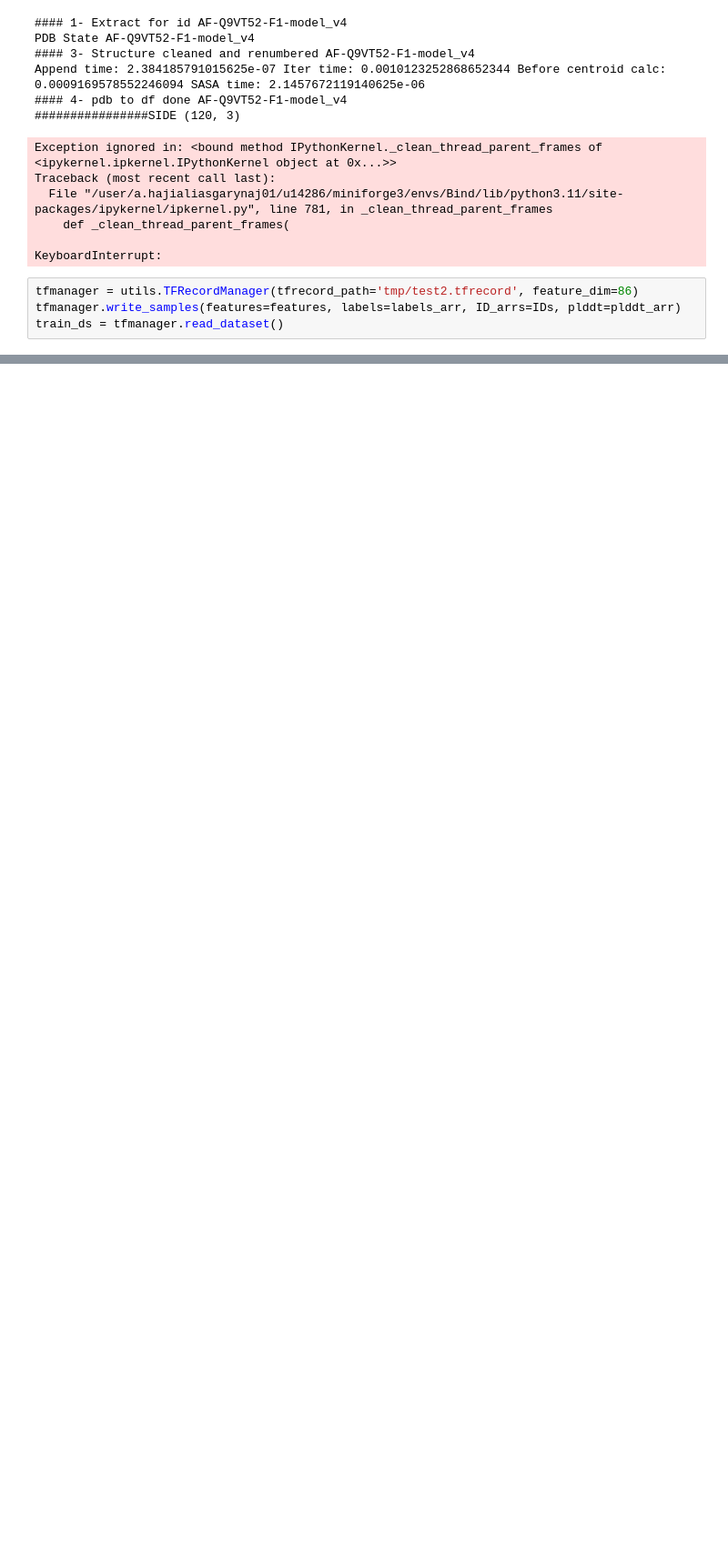
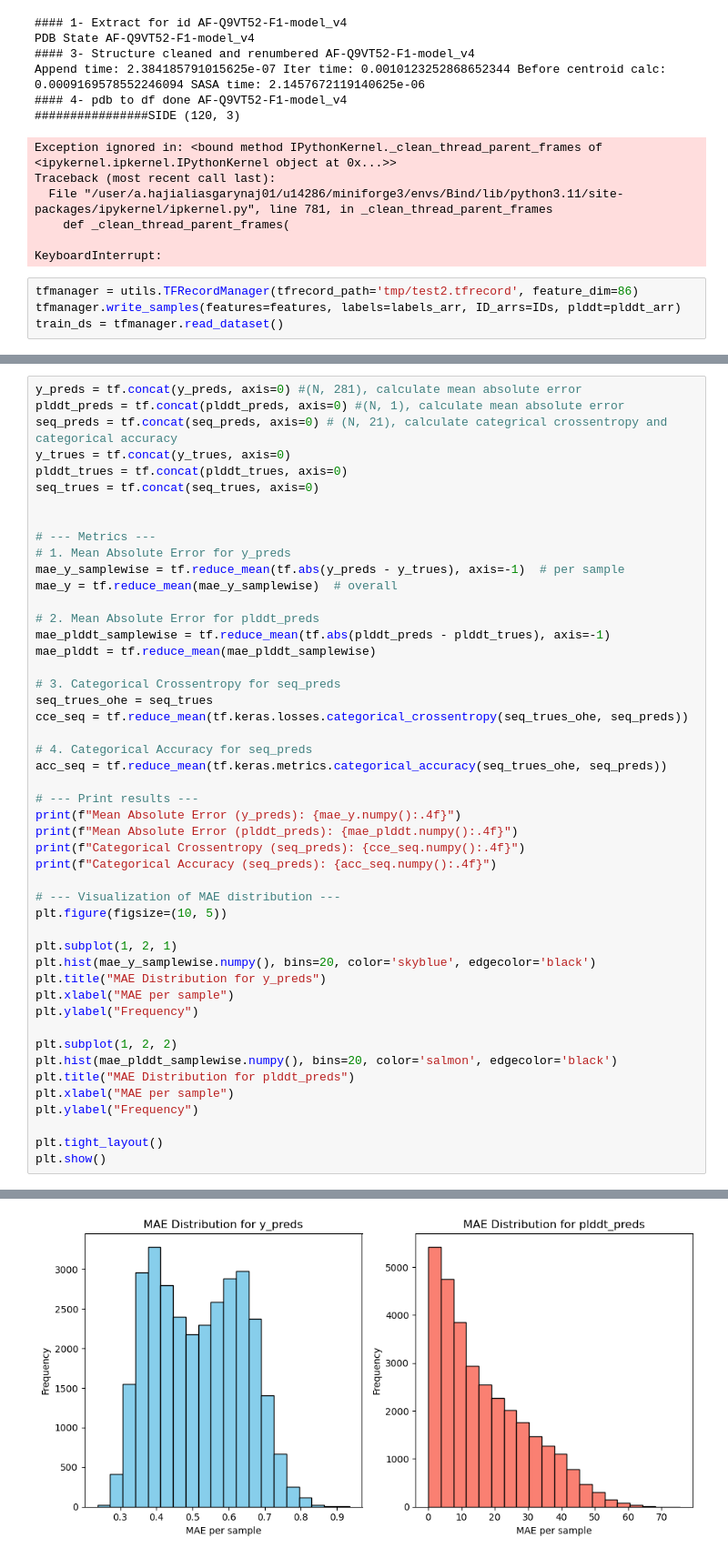
Before and after one commit to AmirAsgary/Bind, a Jupyter notebook: test.ipynb, the cells around one changed output, grey strips where cells are left out. Shown at 91% size. Cells and saved outputs as stored; diff of their text form; blank space fills up the shorter version.

```diff
--- a/test.ipynb
+++ b/test.ipynb
@@ -69,0 +286,49 @@ train_ds = tfmanager.read_dataset()
+# %%
+y_preds = tf.concat(y_preds, axis=0) #(N, 281), calculate mean absolute error
+plddt_preds = tf.concat(plddt_preds, axis=0) #(N, 1), calculate mean absolute error
+seq_preds = tf.concat(seq_preds, axis=0) # (N, 21), calculate categrical crossentropy and categorical accuracy
+y_trues = tf.concat(y_trues, axis=0)
+plddt_trues = tf.concat(plddt_trues, axis=0)
+seq_trues = tf.concat(seq_trues, axis=0)
+
+
+# --- Metrics ---
+# 1. Mean Absolute Error for y_preds
+mae_y_samplewise = tf.reduce_mean(tf.abs(y_preds - y_trues), axis=-1)  # per sample
+mae_y = tf.reduce_mean(mae_y_samplewise)  # overall
+
+# 2. Mean Absolute Error for plddt_preds
+mae_plddt_samplewise = tf.reduce_mean(tf.abs(plddt_preds - plddt_trues), axis=-1)
+mae_plddt = tf.reduce_mean(mae_plddt_samplewise)
+
+# 3. Categorical Crossentropy for seq_preds
+seq_trues_ohe = seq_trues
+cce_seq = tf.reduce_mean(tf.keras.losses.categorical_crossentropy(seq_trues_ohe, seq_preds))
+
+# 4. Categorical Accuracy for seq_preds
+acc_seq = tf.reduce_mean(tf.keras.metrics.categorical_accuracy(seq_trues_ohe, seq_preds))
+
+# --- Print results ---
+print(f"Mean Absolute Error (y_preds): {mae_y.numpy():.4f}")
+print(f"Mean Absolute Error (plddt_preds): {mae_plddt.numpy():.4f}")
+print(f"Categorical Crossentropy (seq_preds): {cce_seq.numpy():.4f}")
+print(f"Categorical Accuracy (seq_preds): {acc_seq.numpy():.4f}")
+
+# --- Visualization of MAE distribution ---
+plt.figure(figsize=(10, 5))
+
+plt.subplot(1, 2, 1)
+plt.hist(mae_y_samplewise.numpy(), bins=20, color='skyblue', edgecolor='black')
+plt.title("MAE Distribution for y_preds")
+plt.xlabel("MAE per sample")
+plt.ylabel("Frequency")
+
+plt.subplot(1, 2, 2)
+plt.hist(mae_plddt_samplewise.numpy(), bins=20, color='salmon', edgecolor='black')
+plt.title("MAE Distribution for plddt_preds")
+plt.xlabel("MAE per sample")
+plt.ylabel("Frequency")
+
+plt.tight_layout()
+plt.show()
+# %% [output]
@@ -69,0 +339 @@ train_ds = tfmanager.read_dataset()
+[figure, added]
```
Also changed, not shown: parts of 37 cells of this notebook, 46 other files.
